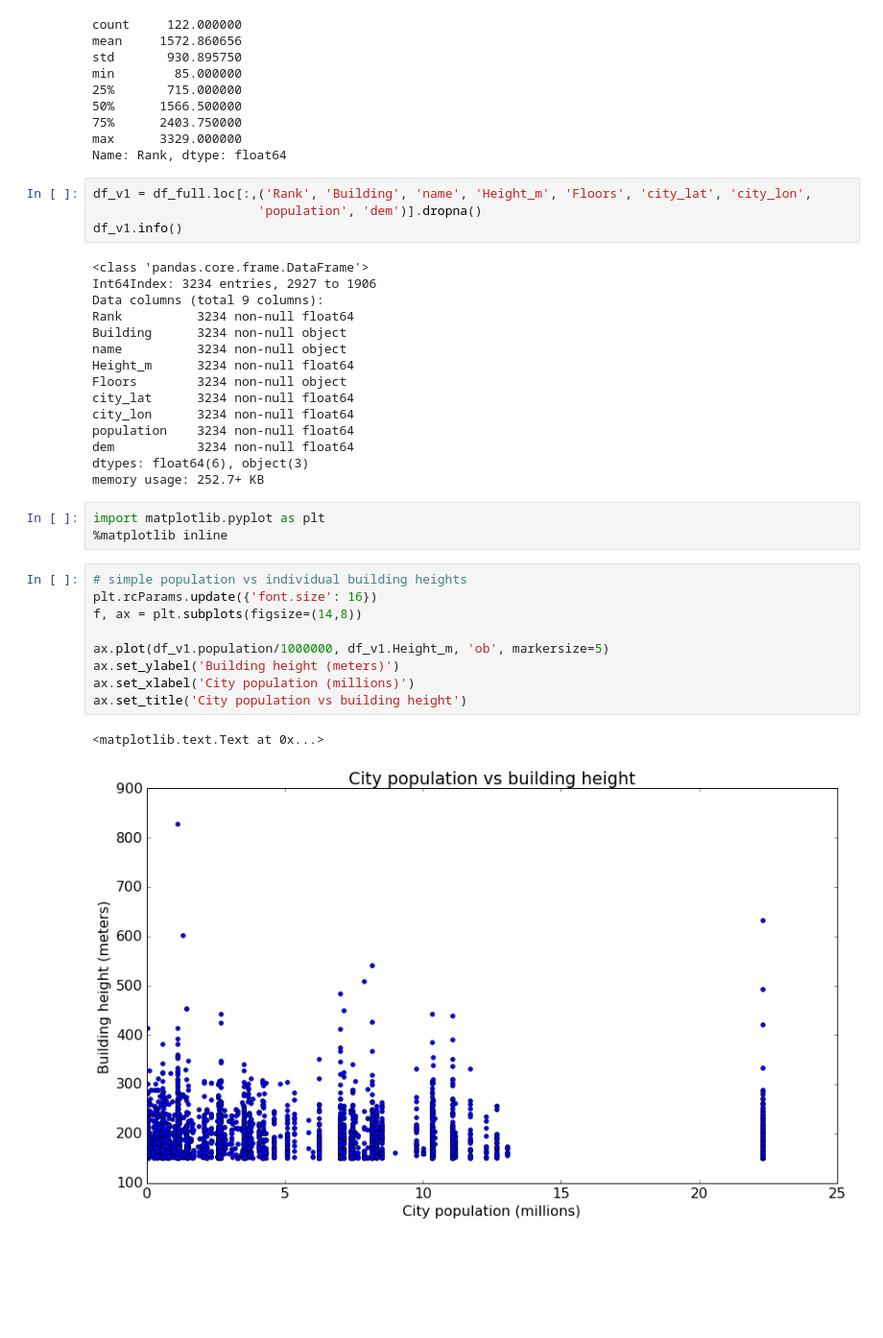
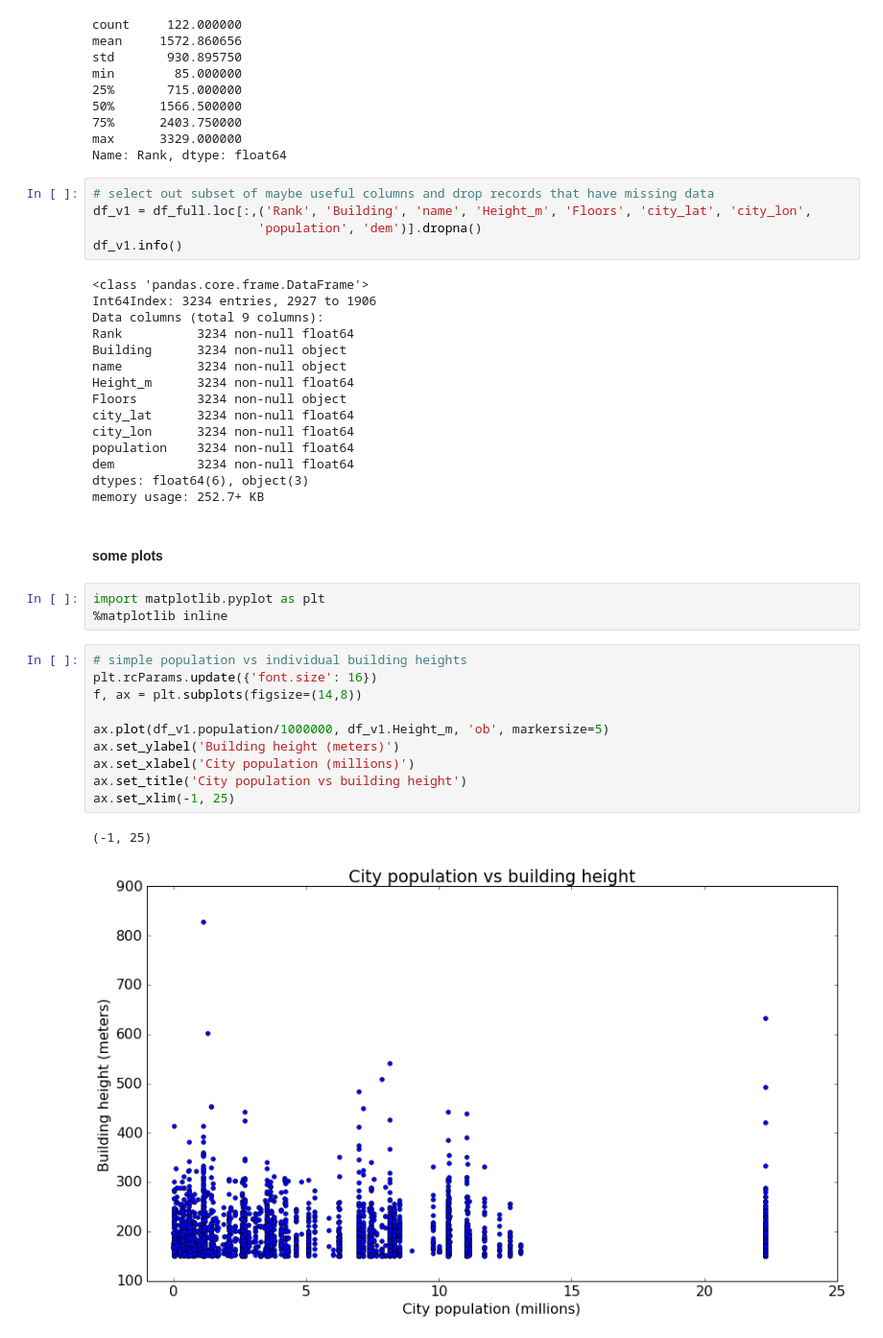
Before and after one commit to afcarl/UrbanSystems, a Jupyter notebook: TallestBuildings/DataClean_Buildings.ipynb, the cells around one changed output. Shown at 96% size. Drawn from its saved outputs; the diff is of its cells as text; blank space fills up the shorter version.

```diff
--- a/TallestBuildings/DataClean_Buildings.ipynb
+++ b/TallestBuildings/DataClean_Buildings.ipynb
@@ -193,6 +198,7 @@ min        85.000000
 max      3329.000000
 Name: Rank, dtype: float64
 # %%
+# select out subset of maybe useful columns and drop records that have missing data
 df_v1 = df_full.loc[:,('Rank', 'Building', 'name', 'Height_m', 'Floors', 'city_lat', 'city_lon',
                       'population', 'dem')].dropna()
 df_v1.info()
@@ -211,19 +217,22 @@ population    3234 non-null float64
 dem           3234 non-null float64
 dtypes: float64(6), object(3)
 memory usage: 252.7+ KB
+# %% [markdown]
+#### some plots
 # %%
 import matplotlib.pyplot as plt
 %matplotlib inline
 # %%
 # simple population vs individual building heights
 plt.rcParams.update({'font.size': 16})
 f, ax = plt.subplots(figsize=(14,8))
 
 ax.plot(df_v1.population/1000000, df_v1.Height_m, 'ob', markersize=5)
 ax.set_ylabel('Building height (meters)')
 ax.set_xlabel('City population (millions)')
 ax.set_title('City population vs building height')
+ax.set_xlim(-1, 25)
 # %% [output]
-<matplotlib.text.Text at 0x...>
+(-1, 25)
-[figure, old version]
+[figure, new version]
 # %%
```
Also changed, not shown: parts of 15 cells of this notebook.
